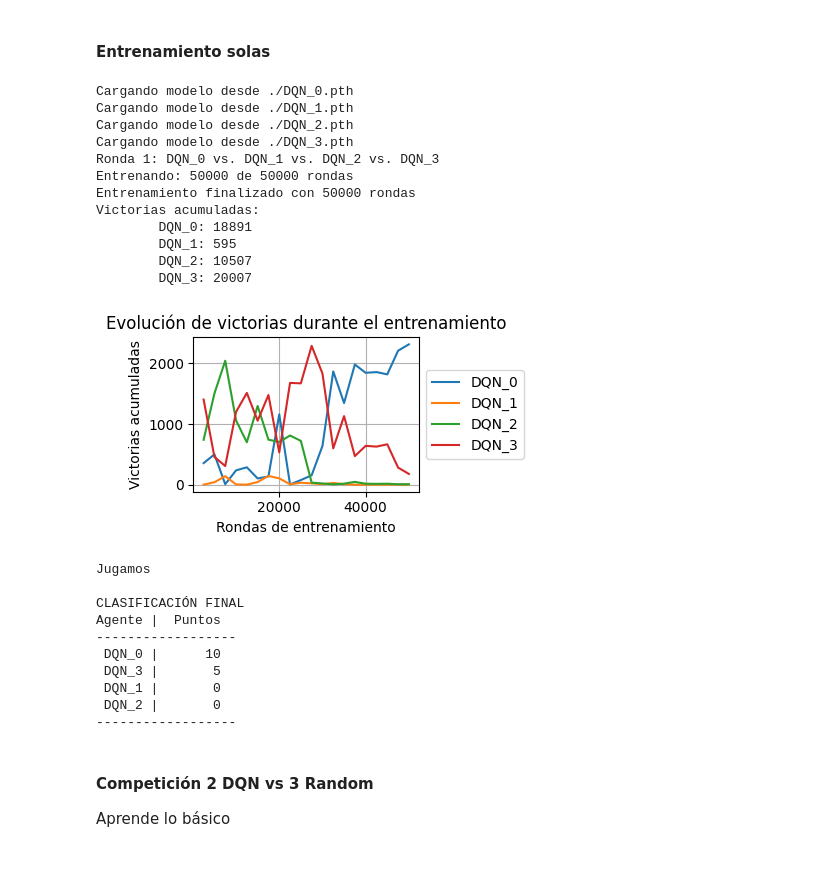
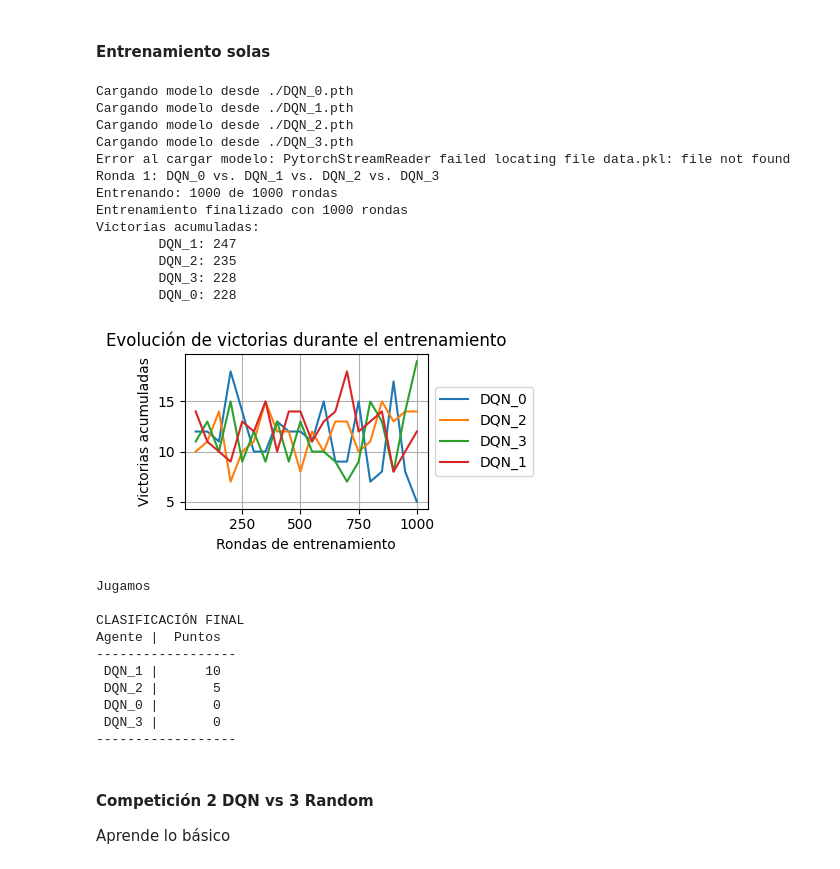
Before and after one commit to Alvarofp537/aaII-3DConect4_RL, a Jupyter notebook: Entrenamiento/DQN_train.ipynb, the cells around one changed output. Cells and saved outputs as stored; diff of their text form; code cells hidden in the pictures.

```diff
--- a/DQN_train.ipynb
+++ b/Entrenamiento/DQN_train.ipynb
@@ -3,36 +3,37 @@
 # %%
 from competition import tournament, DQN
 tournament(
     agents=[DQN(name=f'DQN_{i}') for i in range(4)],
     competitors_per_round=4,
     num_rounds=10,
     max_score=10,
     score_to_substract=5,
-    min_training_rounds=50000
+    max_training_rounds=500
 )
 # %% [output]
 Cargando modelo desde ./DQN_0.pth
 Cargando modelo desde ./DQN_1.pth
 Cargando modelo desde ./DQN_2.pth
 Cargando modelo desde ./DQN_3.pth
+Error al cargar modelo: PytorchStreamReader failed locating file data.pkl: file not found
 Ronda 1: DQN_0 vs. DQN_1 vs. DQN_2 vs. DQN_3
-Entrenando: 50000 de 50000 rondas
-Entrenamiento finalizado con 50000 rondas
+Entrenando: 1000 de 1000 rondas
+Entrenamiento finalizado con 1000 rondas
 Victorias acumuladas:
-        DQN_0: 18891
-        DQN_1: 595
-        DQN_2: 10507
-        DQN_3: 20007
+        DQN_1: 247
+        DQN_2: 235
+        DQN_3: 228
+        DQN_0: 228
-[figure, old version]
+[figure, new version]
 Jugamos
 
 CLASIFICACIÓN FINAL
 Agente |  Puntos
 ------------------
- DQN_0 |      10
- DQN_3 |       5
- DQN_1 |       0
- DQN_2 |       0
+ DQN_1 |      10
+ DQN_2 |       5
+ DQN_0 |       0
+ DQN_3 |       0
 ------------------
 # %% [markdown]
 #### Competición 2 DQN vs 3 Random
```
Also changed, not shown: parts of 3 cells of this notebook, 29 other files.
